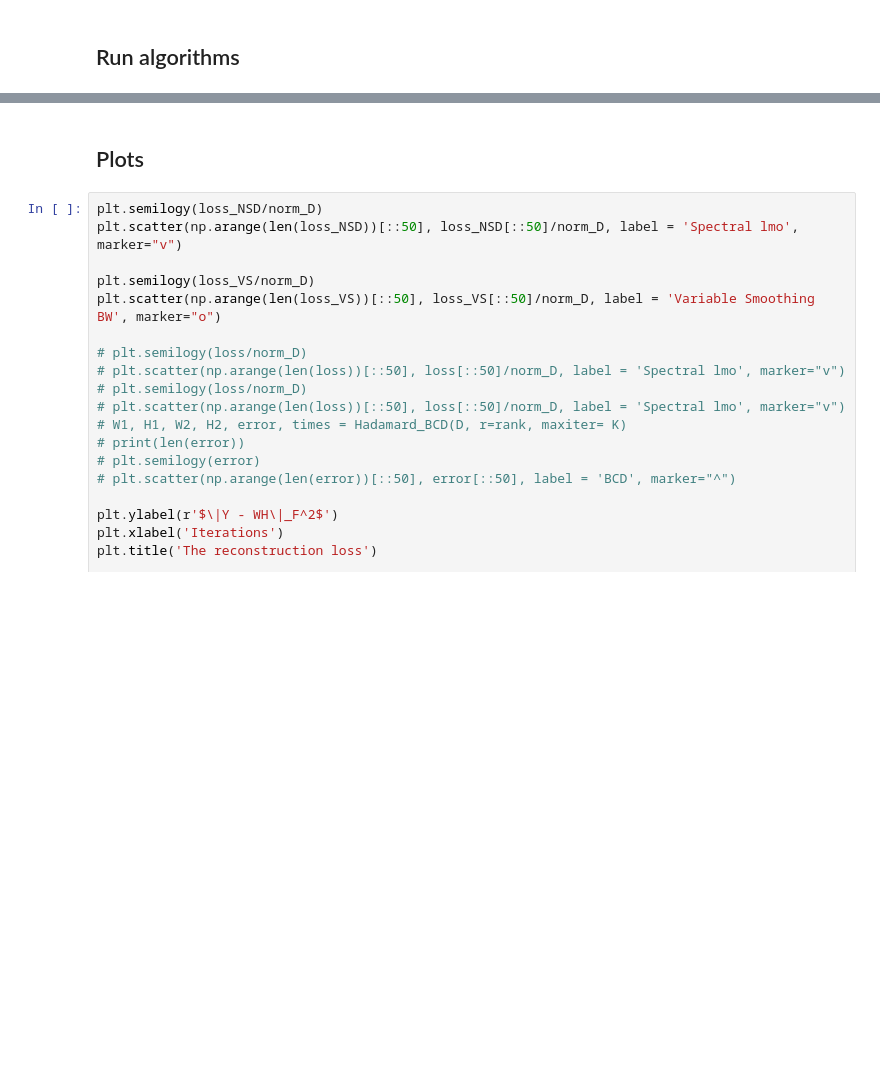
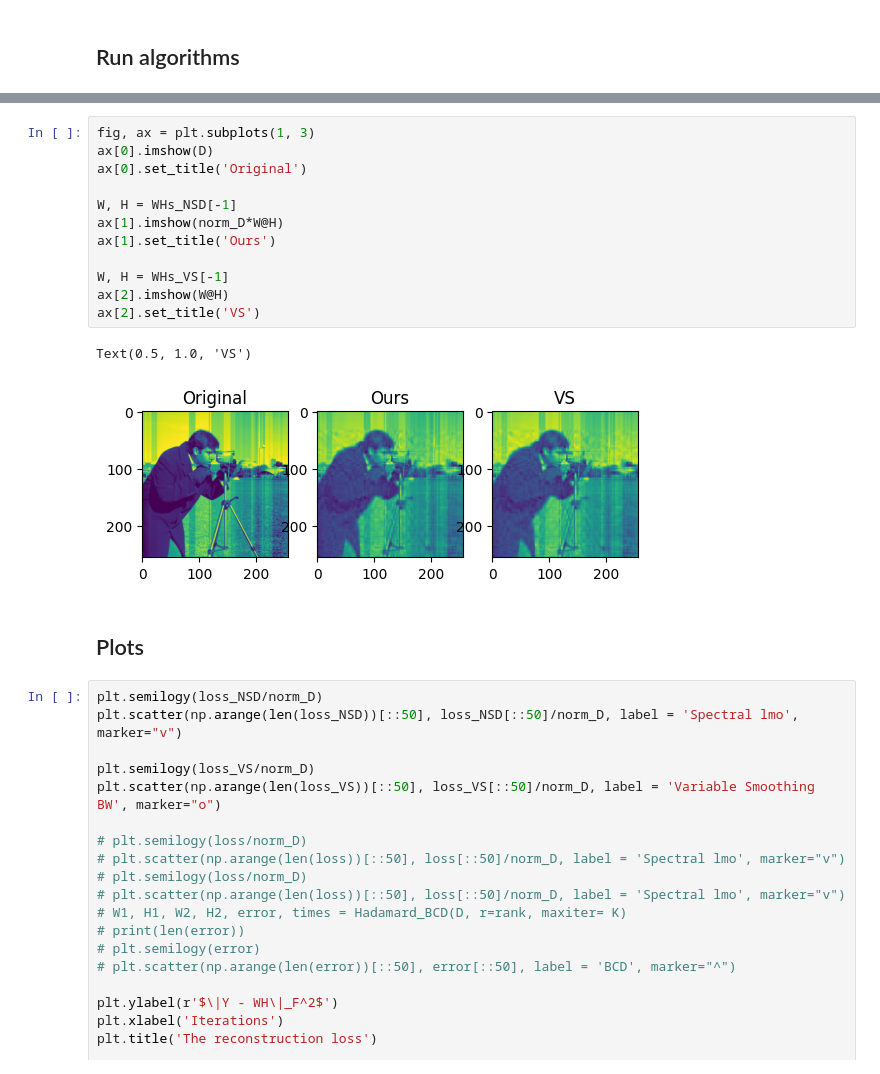
Before and after one commit to Farid-Najar/GAMONS, a Jupyter notebook: results.ipynb, the cells around one changed output, grey strips where cells are left out. Cells and saved outputs as stored; diff of their text form; blank space fills up the shorter version.

```diff
--- a/results.ipynb
+++ b/results.ipynb
@@ -42,3 +83,18 @@ loss_VS, dist_W_prox_VS, WHs_VS = run_VS(D, rank, max_iter = K)
+# %%
+fig, ax = plt.subplots(1, 3)
+ax[0].imshow(D)
+ax[0].set_title('Original')
+
+W, H = WHs_NSD[-1]
+ax[1].imshow(norm_D*W@H)
+ax[1].set_title('Ours')
+
+W, H = WHs_VS[-1]
+ax[2].imshow(W@H)
+ax[2].set_title('VS')
+# %% [output]
+Text(0.5, 1.0, 'VS')
+[figure, added]
 # %% [markdown]
 ## Plots
 # %%
```
Also changed, not shown: parts of 6 cells of this notebook, 4 other files.
